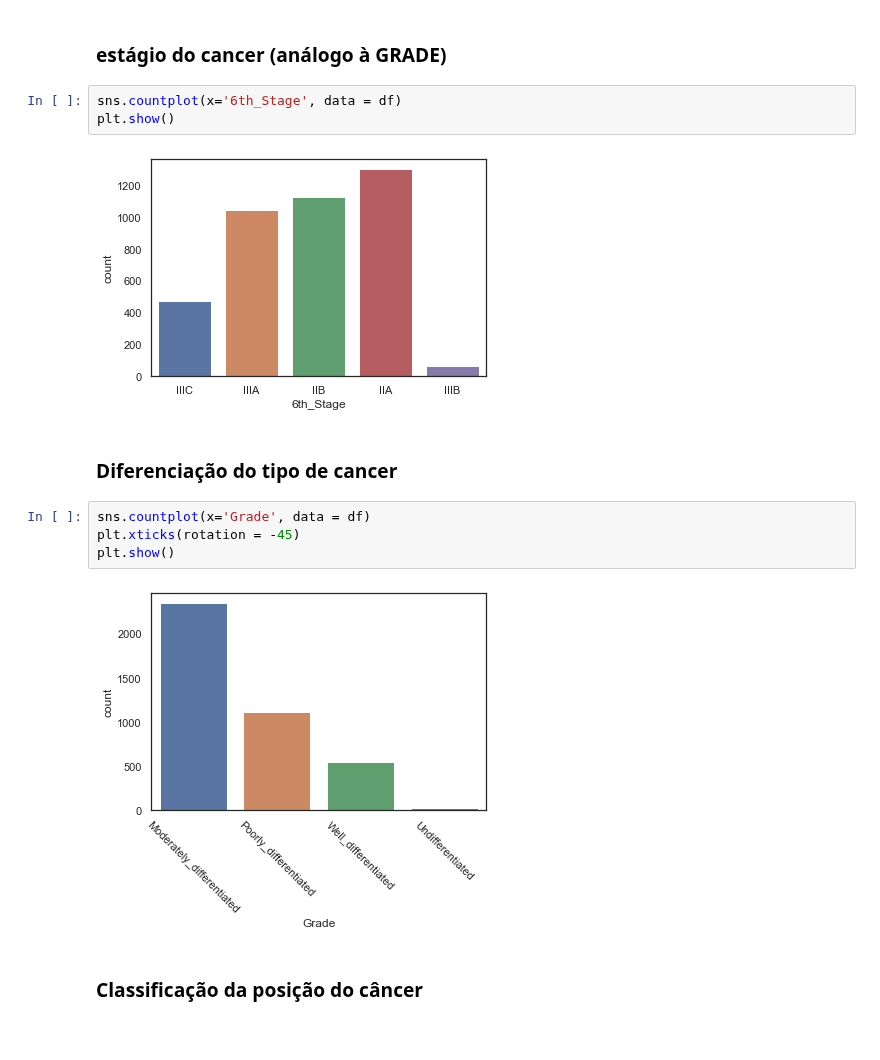
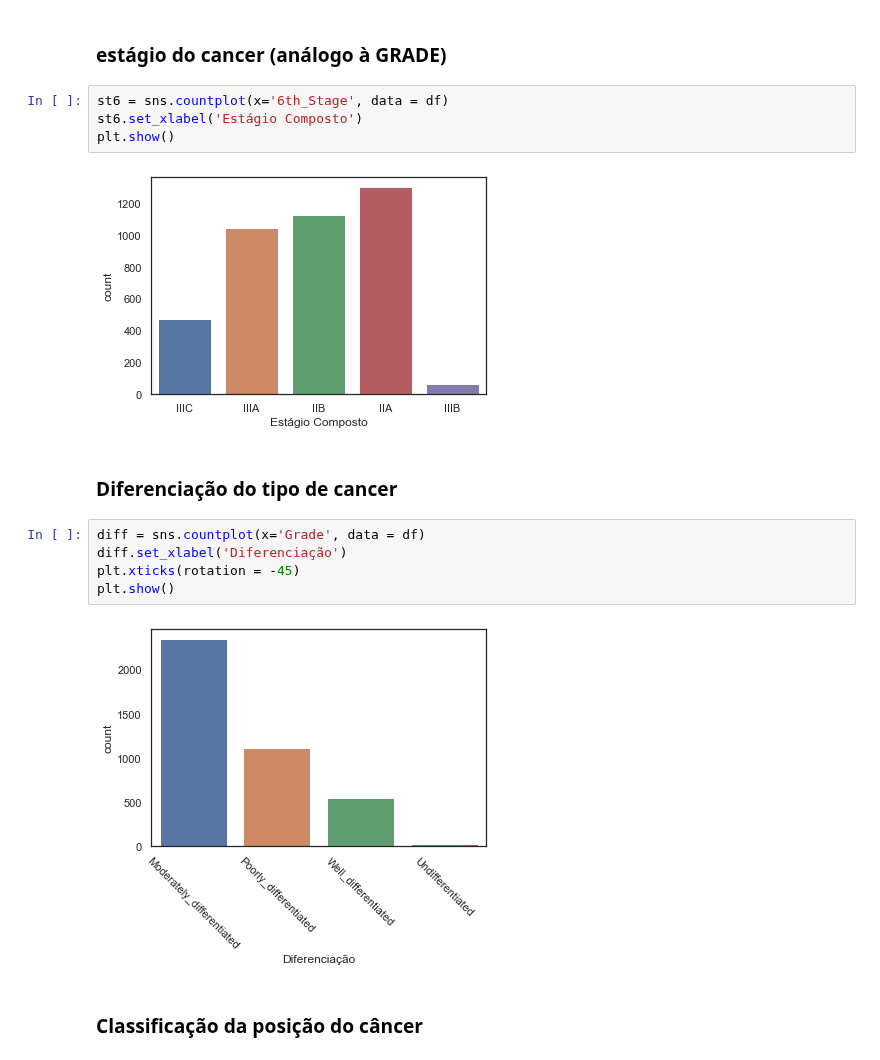
Before and after one commit to faustinothiagos/Project_Workshop_3_DS_Digital_House, a Jupyter notebook: workshop3.ipynb, the cells around one changed output. Saved outputs shown, nothing was run; the diff lists cells and outputs as text.

```diff
--- a/workshop3.ipynb
+++ b/workshop3.ipynb
@@ -188,18 +191,20 @@ plt.show()
 # %% [markdown]
 ### estágio do cancer (análogo à GRADE)
 # %%
-sns.countplot(x='6th_Stage', data = df)
+st6 = sns.countplot(x='6th_Stage', data = df)
+st6.set_xlabel('Estágio Composto')
 plt.show()
 # %% [output]
-[figure, old version]
+[figure, new version]
 # %% [markdown]
 ### Diferenciação do tipo de cancer
 # %%
-sns.countplot(x='Grade', data = df)
+diff = sns.countplot(x='Grade', data = df)
+diff.set_xlabel('Diferenciação')
 plt.xticks(rotation = -45)
 plt.show()
 # %% [output]
-[figure, old version]
+[figure, new version]
 # %% [markdown]
 ### Classificação da posição do câncer
 # %%
```
Also changed, not shown: parts of 21 cells of this notebook.
